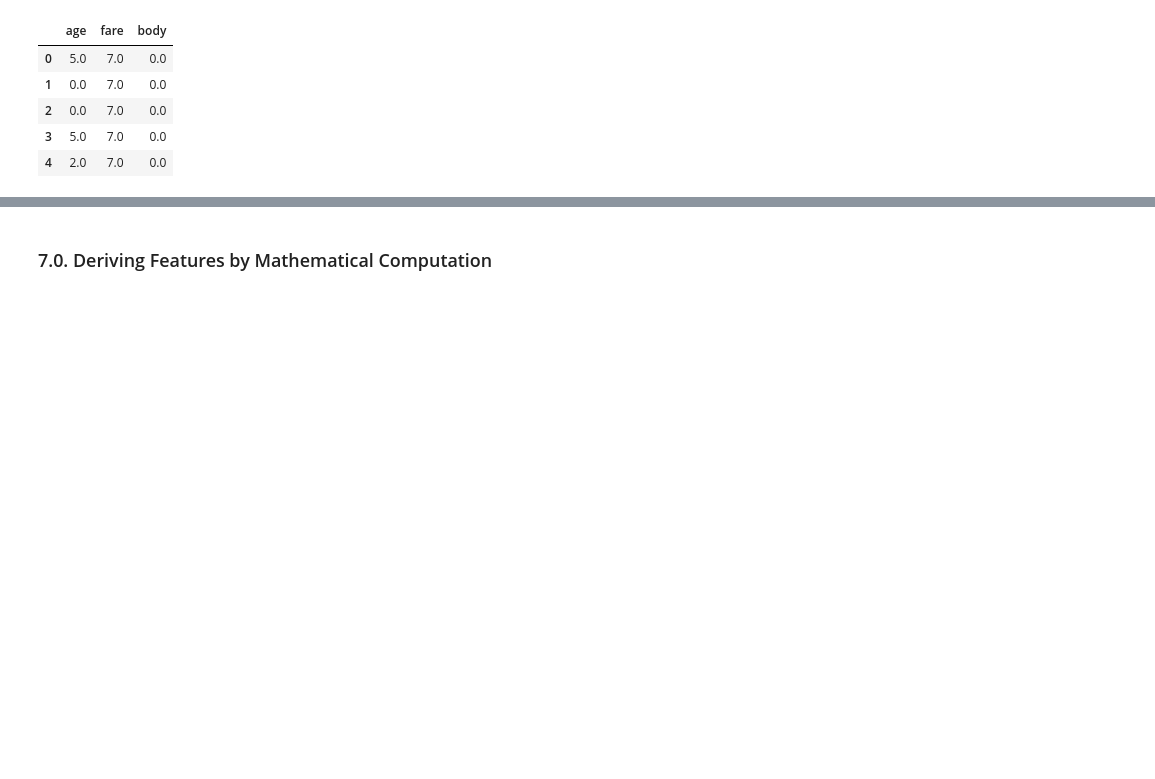
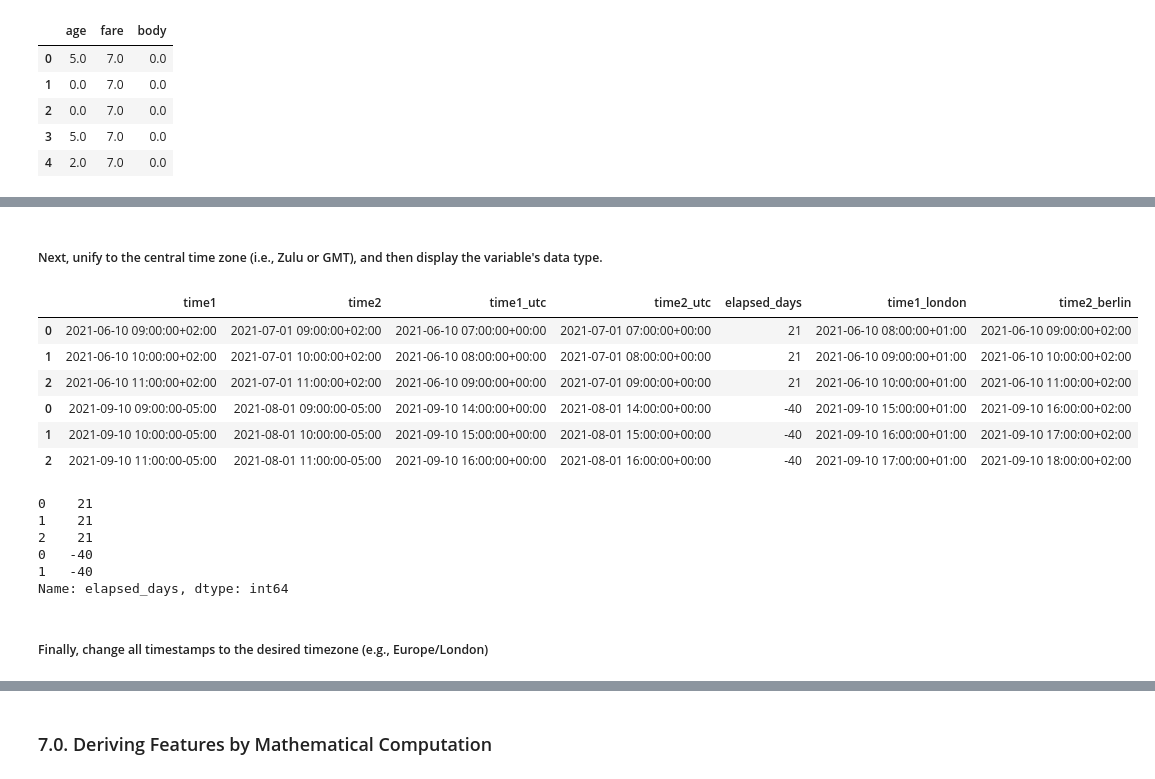
Before and after one commit to jtupitza-msft/edsp-mentoring-program, a Jupyter notebook: 04-Feature-Engineering.ipynb, the cells around one changed output, grey strips where cells are left out. Drawn from its saved outputs; the diff is of its cells as text; code cells hidden in the pictures; blank space fills up the shorter version.

Commit message:
Updates 1.6
Completed DateTime Features sections

```diff
--- a/04-Feature-Engineering.ipynb
+++ b/04-Feature-Engineering.ipynb
@@ -1538,0 +1800,14 @@ plt.show()
+# %%
+df_tz = pd.DataFrame()
+
+df_tz['time1'] = pd.concat([
+    pd.Series(pd.date_range(start='2021-06-10 09:00', freq='H', periods=3, tz='Europe/Berlin')),
+    pd.Series(pd.date_range(start='2021-09-10 09:00', freq='H', periods=3, tz='US/Central'))
+    ], axis=0)
+
+df_tz['time2'] = pd.concat([
+    pd.Series(pd.date_range(start='2021-07-01 09:00', freq='H', periods=3, tz='Europe/Berlin')),
+    pd.Series(pd.date_range(start='2021-08-01 09:00', freq='H', periods=3, tz='US/Central'))
+    ], axis=0)
+
+df_tz
@@ -1538,0 +1822,26 @@ plt.show()
+# %% [markdown]
+##### Next, unify to the central time zone (i.e., Zulu or GMT), and then display the variable's data type.
+# %%
+df_tz['time1_utc'] = pd.to_datetime(df_tz['time1'], utc=True)
+df_tz['time2_utc'] = pd.to_datetime(df_tz['time2'], utc=True)
+df_tz
+# %% [output]
+|  | time1 | time2 | time1_utc | time2_utc | elapsed_days | time1_london | time2_berlin |
+| 0 | 2021-06-10 09:00:00+02:00 | 2021-07-01 09:00:00+02:00 | 2021-06-10 07:00:00+00:00 | 2021-07-01 07:00:00+00:00 | 21 | 2021-06-10 08:00:00+01:00 | 2021-06-10 09:00:00+02:00 |
+| 1 | 2021-06-10 10:00:00+02:00 | 2021-07-01 10:00:00+02:00 | 2021-06-10 08:00:00+00:00 | 2021-07-01 08:00:00+00:00 | 21 | 2021-06-10 09:00:00+01:00 | 2021-06-10 10:00:00+02:00 |
+| 2 | 2021-06-10 11:00:00+02:00 | 2021-07-01 11:00:00+02:00 | 2021-06-10 09:00:00+00:00 | 2021-07-01 09:00:00+00:00 | 21 | 2021-06-10 10:00:00+01:00 | 2021-06-10 11:00:00+02:00 |
+| 0 | 2021-09-10 09:00:00-05:00 | 2021-08-01 09:00:00-05:00 | 2021-09-10 14:00:00+00:00 | 2021-08-01 14:00:00+00:00 | -40 | 2021-09-10 15:00:00+01:00 | 2021-09-10 16:00:00+02:00 |
+| 1 | 2021-09-10 10:00:00-05:00 | 2021-08-01 10:00:00-05:00 | 2021-09-10 15:00:00+00:00 | 2021-08-01 15:00:00+00:00 | -40 | 2021-09-10 16:00:00+01:00 | 2021-09-10 17:00:00+02:00 |
+| 2 | 2021-09-10 11:00:00-05:00 | 2021-08-01 11:00:00-05:00 | 2021-09-10 16:00:00+00:00 | 2021-08-01 16:00:00+00:00 | -40 | 2021-09-10 17:00:00+01:00 | 2021-09-10 18:00:00+02:00 |
+# %%
+df_tz['elapsed_days'] = (df_tz['time2_utc'] - df_tz['time1_utc']).dt.days
+df_tz['elapsed_days'].head()
+# %% [output]
+0    21
+1    21
+2    21
+0   -40
+1   -40
+Name: elapsed_days, dtype: int64
+# %% [markdown]
+##### Finally, change all timestamps to the desired timezone (e.g., Europe/London)
```
Also changed, not shown: parts of 87 cells of this notebook.
